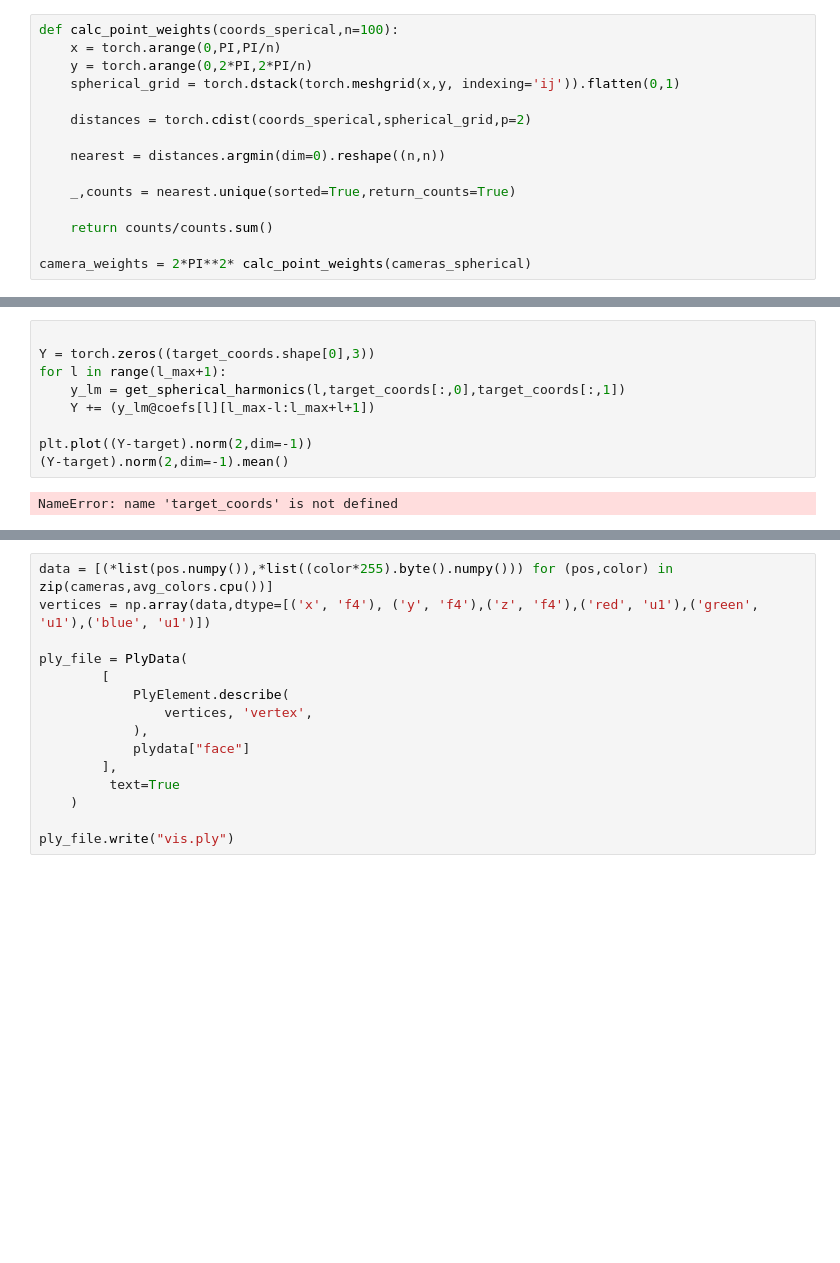
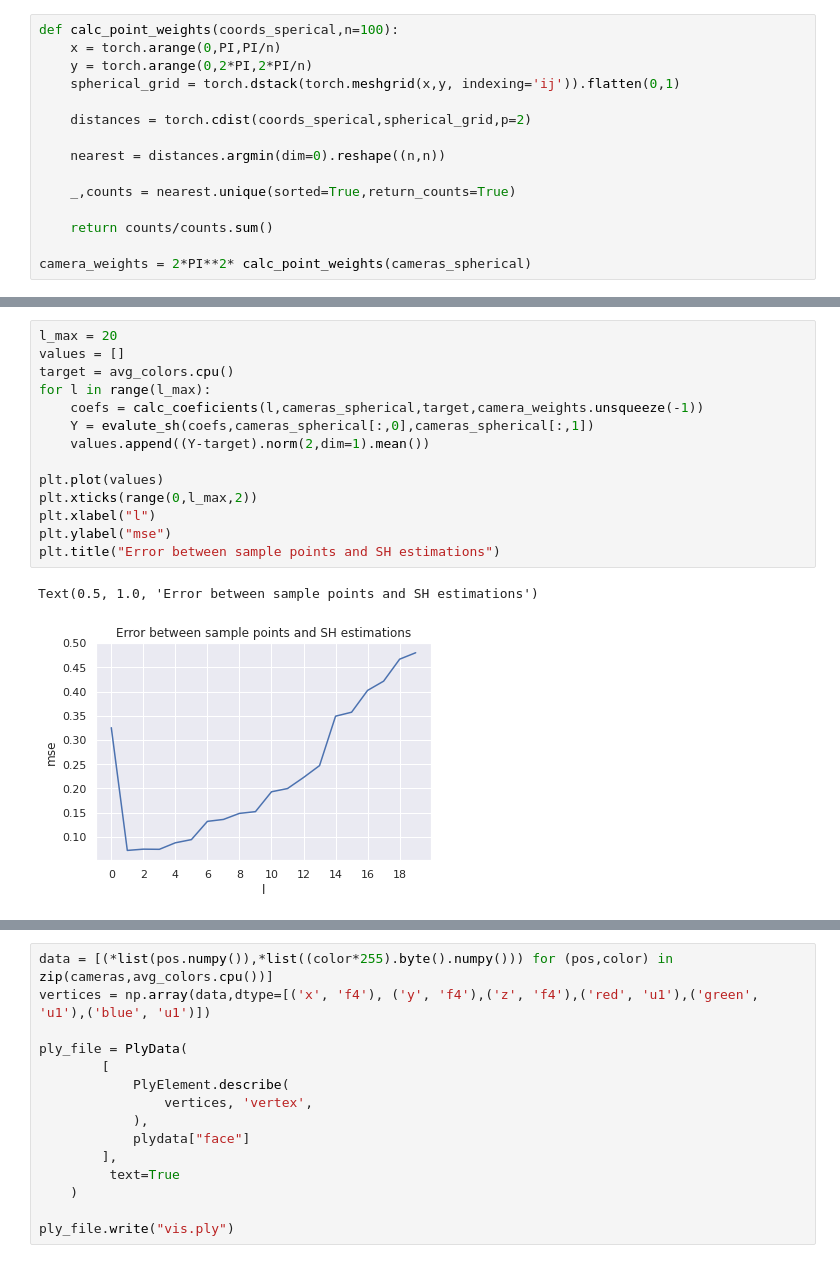
Before and after one commit to KeKsBoTer/punctum, a Jupyter notebook: dataset/dataset_creation.ipynb, the cells around one changed output, grey strips where cells are left out. Saved outputs shown, nothing was run; the diff lists cells and outputs as text; blank space fills up the shorter version.

```diff
--- a/dataset/dataset_creation.ipynb
+++ b/dataset/dataset_creation.ipynb
@@ -247,11 +236,17 @@ tensor([0.6541, 0.6565, 1.0106])
-# %%
-
-Y = torch.zeros((target_coords.shape[0],3))
-for l in range(l_max+1):
-    y_lm = get_spherical_harmonics(l,target_coords[:,0],target_coords[:,1])
-    Y += (y_lm@coefs[l][l_max-l:l_max+l+1])
-
-plt.plot((Y-target).norm(2,dim=-1))
-(Y-target).norm(2,dim=-1).mean()
-# %% [output]
-NameError: name 'target_coords' is not defined
+# %%
+l_max = 20
+values = []
+target = avg_colors.cpu()
+for l in range(l_max):
+    coefs = calc_coeficients(l,cameras_spherical,target,camera_weights.unsqueeze(-1))
+    Y = evalute_sh(coefs,cameras_spherical[:,0],cameras_spherical[:,1])
+    values.append((Y-target).norm(2,dim=1).mean())
+
+plt.plot(values)
+plt.xticks(range(0,l_max,2))
+plt.xlabel("l")
+plt.ylabel("mse")
+plt.title("Error between sample points and SH estimations")
+# %% [output]
+Text(0.5, 1.0, 'Error between sample points and SH estimations')
+[figure, added]
```
Also changed, not shown: parts of 13 cells of this notebook, 13 other files.
